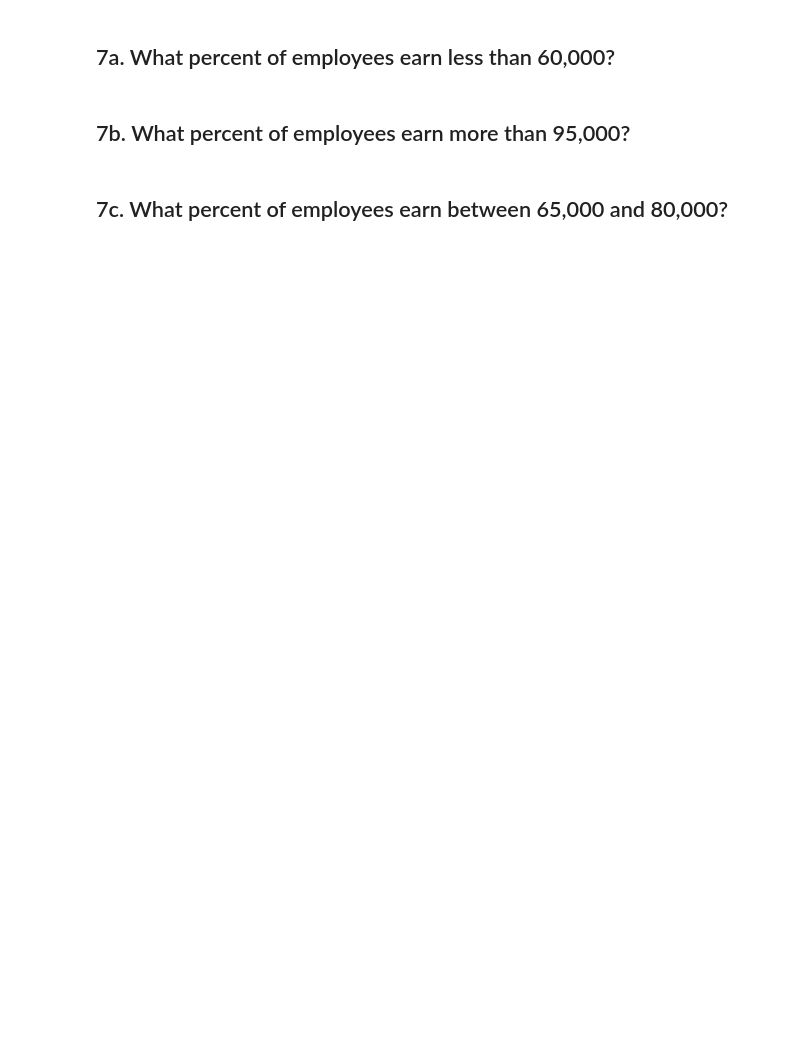
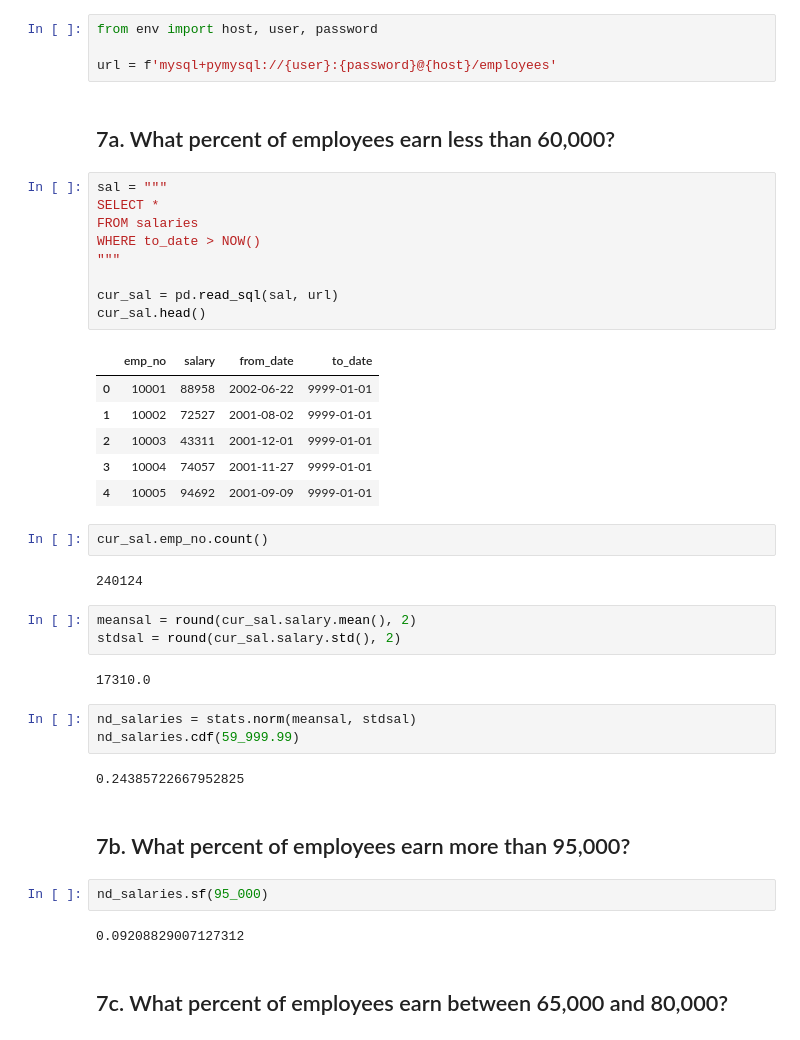
Before and after one commit to o0amandagomez0o/statistics-exercises, a Jupyter notebook: probability_distributions.ipynb, the cells around one changed output. Cells and saved outputs as stored; diff of their text form; blank space fills up the shorter version.

```diff
--- a/probability_distributions.ipynb
+++ b/probability_distributions.ipynb
@@ -139,9 +258,47 @@ clean_2.pmf(2)
 # %% [markdown]
 # 7. Connect to the `employees` database and find the average salary of current employees, along with the standard deviation.
 ## For the following questions, calculate the answer based on modeling the employees salaries with a normal distribution defined by the calculated mean and standard deviation then compare this answer to the actual values present in the salaries dataset.
+# %%
+from env import host, user, password
+
+url = f'mysql+pymysql://{user}:{password}@{host}/employees'
 # %% [markdown]
 ## 7a. What percent of employees earn less than 60,000?
+# %%
+sal = """
+SELECT *
+FROM salaries
+WHERE to_date > NOW()
+"""
+
+cur_sal = pd.read_sql(sal, url)
+cur_sal.head()
+# %% [output]
+|  | emp_no | salary | from_date | to_date |
+| 0 | 10001 | 88958 | 2002-06-22 | 9999-01-01 |
+| 1 | 10002 | 72527 | 2001-08-02 | 9999-01-01 |
+| 2 | 10003 | 43311 | 2001-12-01 | 9999-01-01 |
+| 3 | 10004 | 74057 | 2001-11-27 | 9999-01-01 |
+| 4 | 10005 | 94692 | 2001-09-09 | 9999-01-01 |
+# %%
+cur_sal.emp_no.count()
+# %% [output]
+240124
+# %%
+meansal = round(cur_sal.salary.mean(), 2)
+stdsal = round(cur_sal.salary.std(), 2)
+# %% [output]
+17310.0
+# %%
+nd_salaries = stats.norm(meansal, stdsal)
+nd_salaries.cdf(59_999.99)
+# %% [output]
+0.24385722667952825
 # %% [markdown]
 ## 7b. What percent of employees earn more than 95,000?
+# %%
+nd_salaries.sf(95_000)
+# %% [output]
+0.09208829007127312
 # %% [markdown]
 ## 7c. What percent of employees earn between 65,000 and 80,000?
```
Also changed, not shown: parts of 35 cells of this notebook.
